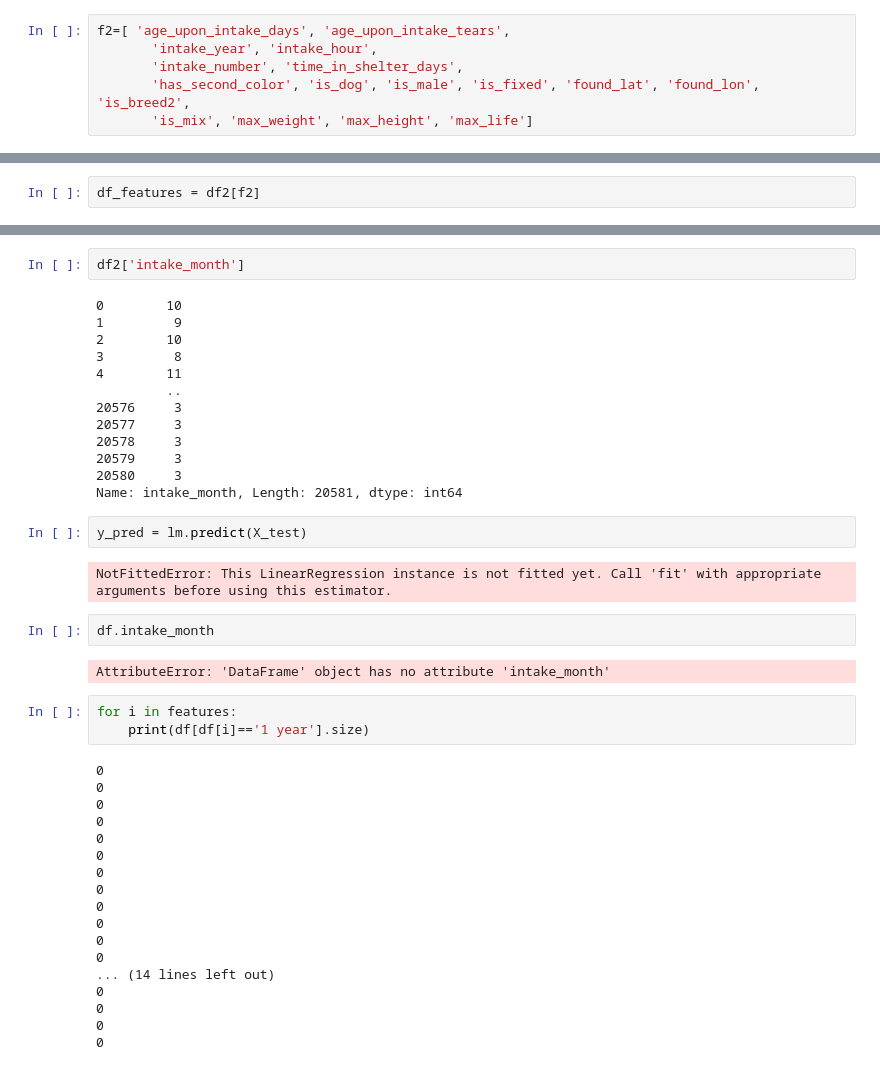
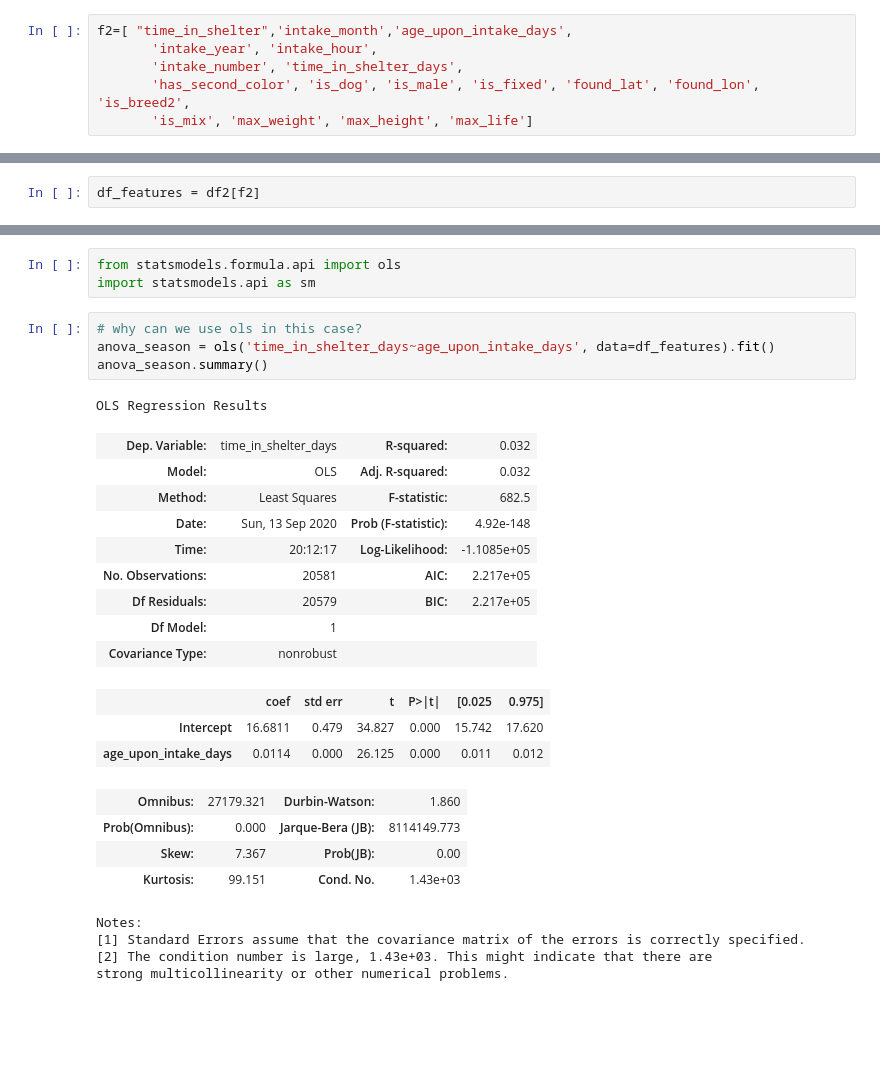
Before and after one commit to freeebooksdotcom/mod2project, a Jupyter notebook: Ignacio's Notebook.ipynb, the cells around one changed output, grey strips where cells are left out. Cells and saved outputs as stored; diff of their text form; blank space fills up the shorter version.

```diff
--- a/Ignacio's Notebook.ipynb
+++ b/Ignacio's Notebook.ipynb
@@ -436,7 +438,7 @@ df2.drop(['Unnamed: 0','level_0','index'],axis=1,inplace=True)
 # %%
 target = df['intake_month']
 # %%
-f2=[ 'age_upon_intake_days', 'age_upon_intake_tears',
+f2=[ "time_in_shelter",'intake_month','age_upon_intake_days',
        'intake_year', 'intake_hour',
        'intake_number', 'time_in_shelter_days',
        'has_second_color', 'is_dog', 'is_male', 'is_fixed', 'found_lat', 'found_lon', 'is_breed2',
@@ -493,44 +470,29 @@ ValueError: could not convert string to float: '1 year'
-# %%
-df2['intake_month']
-# %% [output]
-0        10
-1         9
-2        10
-3         8
-4        11
-         ..
-20576     3
-20577     3
-20578     3
-20579     3
-20580     3
-Name: intake_month, Length: 20581, dtype: int64
-# %%
-y_pred = lm.predict(X_test)
-# %% [output]
-NotFittedError: This LinearRegression instance is not fitted yet. Call 'fit' with appropriate arguments before using this estimator.
-# %%
-df.intake_month
-# %% [output]
-AttributeError: 'DataFrame' object has no attribute 'intake_month'
-# %%
-for i in features:
-    print(df[df[i]=='1 year'].size)
-# %% [output]
-0
-0
-0
-0
-0
-0
-0
-0
-0
-0
-0
-0
-... (14 lines left out)
-0
-0
-0
-0
+# %%
+from statsmodels.formula.api import ols
+import statsmodels.api as sm
+# %%
+# why can we use ols in this case?
+anova_season = ols('time_in_shelter_days~age_upon_intake_days', data=df_features).fit()
+anova_season.summary()
+# %% [output]
+OLS Regression Results
+| Dep. Variable: | time_in_shelter_days | R-squared: | 0.032 |
+| Model: | OLS | Adj. R-squared: | 0.032 |
+| Method: | Least Squares | F-statistic: | 682.5 |
+| Date: | Sun, 13 Sep 2020 | Prob (F-statistic): | 4.92e-148 |
+| Time: | 20:12:17 | Log-Likelihood: | -1.1085e+05 |
+| No. Observations: | 20581 | AIC: | 2.217e+05 |
+| Df Residuals: | 20579 | BIC: | 2.217e+05 |
+| Df Model: | 1 |  |  |
+| Covariance Type: | nonrobust |  |  |
+|  | coef | std err | t | P>|t| | [0.025 | 0.975] |
+| Intercept | 16.6811 | 0.479 | 34.827 | 0.000 | 15.742 | 17.620 |
+| age_upon_intake_days | 0.0114 | 0.000 | 26.125 | 0.000 | 0.011 | 0.012 |
+| Omnibus: | 27179.321 | Durbin-Watson: | 1.860 |
+| Prob(Omnibus): | 0.000 | Jarque-Bera (JB): | 8114149.773 |
+| Skew: | 7.367 | Prob(JB): | 0.00 |
+| Kurtosis: | 99.151 | Cond. No. | 1.43e+03 |
+Notes:
+[1] Standard Errors assume that the covariance matrix of the errors is correctly specified.
+[2] The condition number is large, 1.43e+03. This might indicate that there are
+strong multicollinearity or other numerical problems.
```
Also changed, not shown: parts of 8 cells of this notebook, 3 other files.
